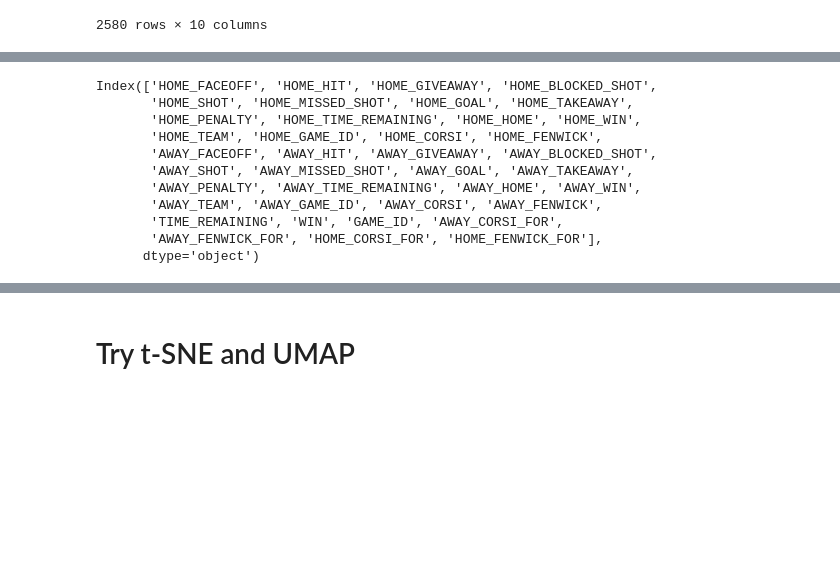
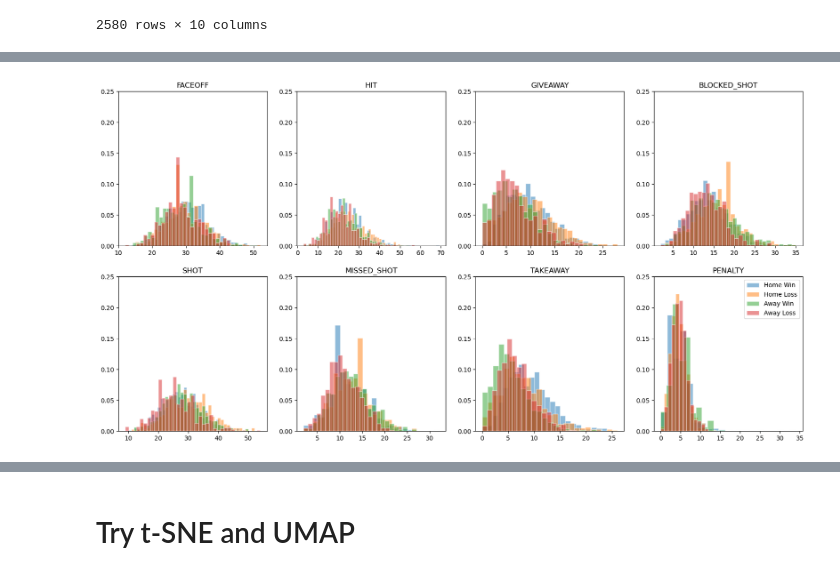
Before and after one commit to jeffxhansen/NHL_Win_Predictor, a Jupyter notebook: dylan.ipynb, the cells around one changed output, grey strips where cells are left out. Drawn from its saved outputs; the diff is of its cells as text; code cells hidden in the pictures; blank space fills up the shorter version.

Commit message:
Compared our simulation against real data (end of notebook).

```diff
--- a/dylan.ipynb
+++ b/dylan.ipynb
@@ -334,7 +337,7 @@ df_copy['team_encoded'] = label_encoder.transform(df_copy.event_team)
 game_bar = tqdm(total=len(unique_game_ids))
 final_df_opt = pd.DataFrame()
 for game_id in unique_game_ids:
-    final_df_p = get_data(df_copy, game_id)
+    final_df_p = get_data_opt(df_copy, game_id)
     final_df_opt = final_df_opt.append(final_df_p)
     game_bar.update(1)
 
@@ -387,17 +359,30 @@ final_df
-# %%
-final_df.columns
-# %% [output]
-Index(['HOME_FACEOFF', 'HOME_HIT', 'HOME_GIVEAWAY', 'HOME_BLOCKED_SHOT',
-       'HOME_SHOT', 'HOME_MISSED_SHOT', 'HOME_GOAL', 'HOME_TAKEAWAY',
-       'HOME_PENALTY', 'HOME_TIME_REMAINING', 'HOME_HOME', 'HOME_WIN',
-       'HOME_TEAM', 'HOME_GAME_ID', 'HOME_CORSI', 'HOME_FENWICK',
-       'AWAY_FACEOFF', 'AWAY_HIT', 'AWAY_GIVEAWAY', 'AWAY_BLOCKED_SHOT',
-       'AWAY_SHOT', 'AWAY_MISSED_SHOT', 'AWAY_GOAL', 'AWAY_TAKEAWAY',
-       'AWAY_PENALTY', 'AWAY_TIME_REMAINING', 'AWAY_HOME', 'AWAY_WIN',
-       'AWAY_TEAM', 'AWAY_GAME_ID', 'AWAY_CORSI', 'AWAY_FENWICK',
-       'TIME_REMAINING', 'WIN', 'GAME_ID', 'AWAY_CORSI_FOR',
-       'AWAY_FENWICK_FOR', 'HOME_CORSI_FOR', 'HOME_FENWICK_FOR'],
-      dtype='object')
+# %%
+# Get the last rows for each game.
+last_row = final_df_opt['GAME_ID'].shift(-1) != final_df_opt['GAME_ID']
+last_row = final_df_opt.loc[last_row, :]
+
+fig, ax = plt.subplots(2, 4, figsize=(20, 10))
+row, co = 2, 4
+r, c = 0, 0
+for i, col in enumerate(['FACEOFF', 'HIT', 'GIVEAWAY', 'BLOCKED_SHOT', 'SHOT', 'MISSED_SHOT', 'TAKEAWAY', 'PENALTY']):
+    mask = last_row['WIN'] == 1
+    ax[r, c].hist(last_row[mask][f'HOME_{col}'], alpha=0.5, bins=len(last_row[mask][f'HOME_{col}'].unique()), label='Home Win', density=True   , edgecolor='white')
+    ax[r, c].hist(last_row[~mask][f'HOME_{col}'], alpha=0.5, bins=len(last_row[~mask][f'HOME_{col}'].unique()), label='Home Loss', density=True, edgecolor='white')
+    ax[r, c].hist(last_row[mask][f'AWAY_{col}'], alpha=0.5, bins=len(last_row[mask][f'AWAY_{col}'].unique()), label='Away Win', density=True   , edgecolor='white')
+    ax[r, c].hist(last_row[~mask][f'AWAY_{col}'], alpha=0.5, bins=len(last_row[~mask][f'AWAY_{col}'].unique()), label='Away Loss', density=True, edgecolor='white')
+    ax[r, c].set_ylim(0, .25)
+    ax[r, c].set_title(col)
+
+    c += 1
+    if c == co:
+        c = 0
+        r += 1
+
+ax[r-1, c-1].legend()
+
+plt.show()
+# %% [output]
+[figure, added]
 # %%
 f_df = final_df.fillna(0).copy()
 
```
Also changed, not shown: parts of 8 cells of this notebook.
